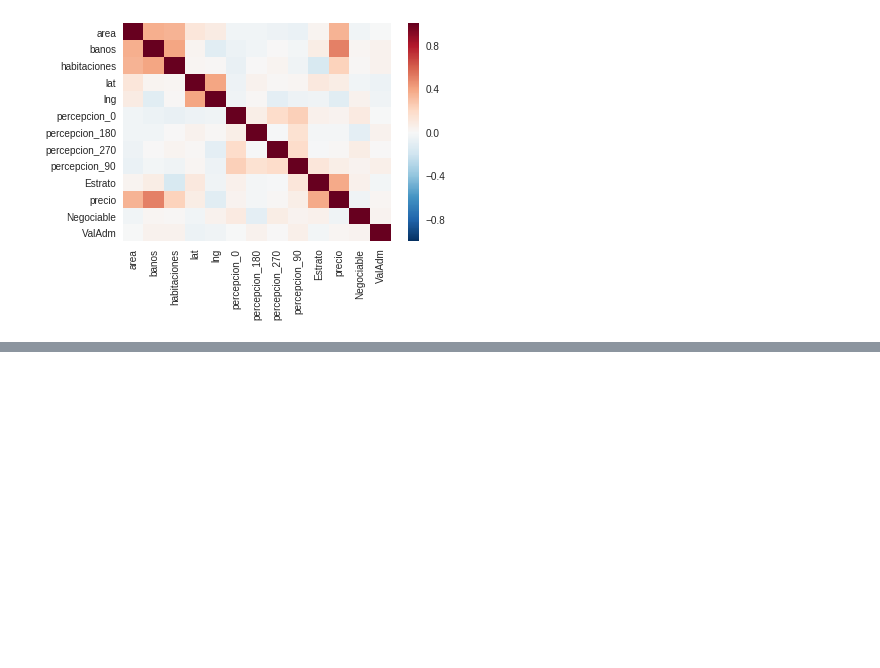
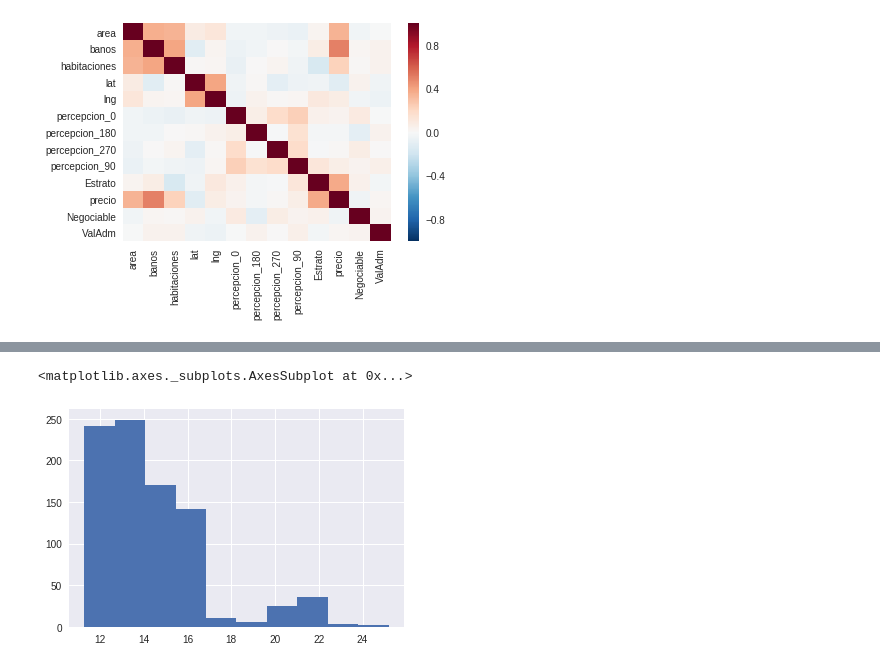
Before and after one commit to obabilonia/funciones_general, a Jupyter notebook: filename_rf2.ipynb, the cells around one changed output, grey strips where cells are left out. Cells and saved outputs as stored; diff of their text form; code cells hidden in the pictures; blank space fills up the shorter version.

```diff
--- a/filename_rf2.ipynb
+++ b/filename_rf2.ipynb
@@ -304,0 +599,6 @@ y = df[[V_objetivo]]
+# %%
+df["max"] = df[Dic.keys()].max(axis=1)
+df["max"].hist()
+# %% [output]
+<matplotlib.axes._subplots.AxesSubplot at 0x...>
+[figure, added]
```
Also changed, not shown: parts of 45 cells of this notebook.
